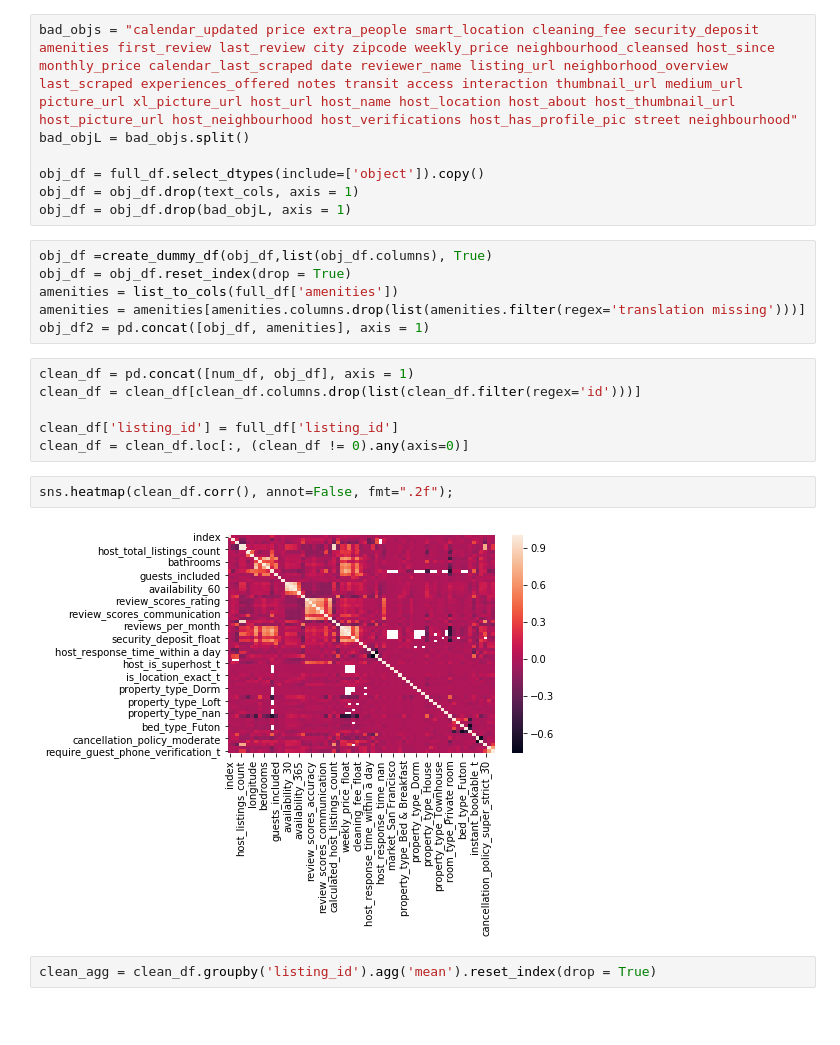
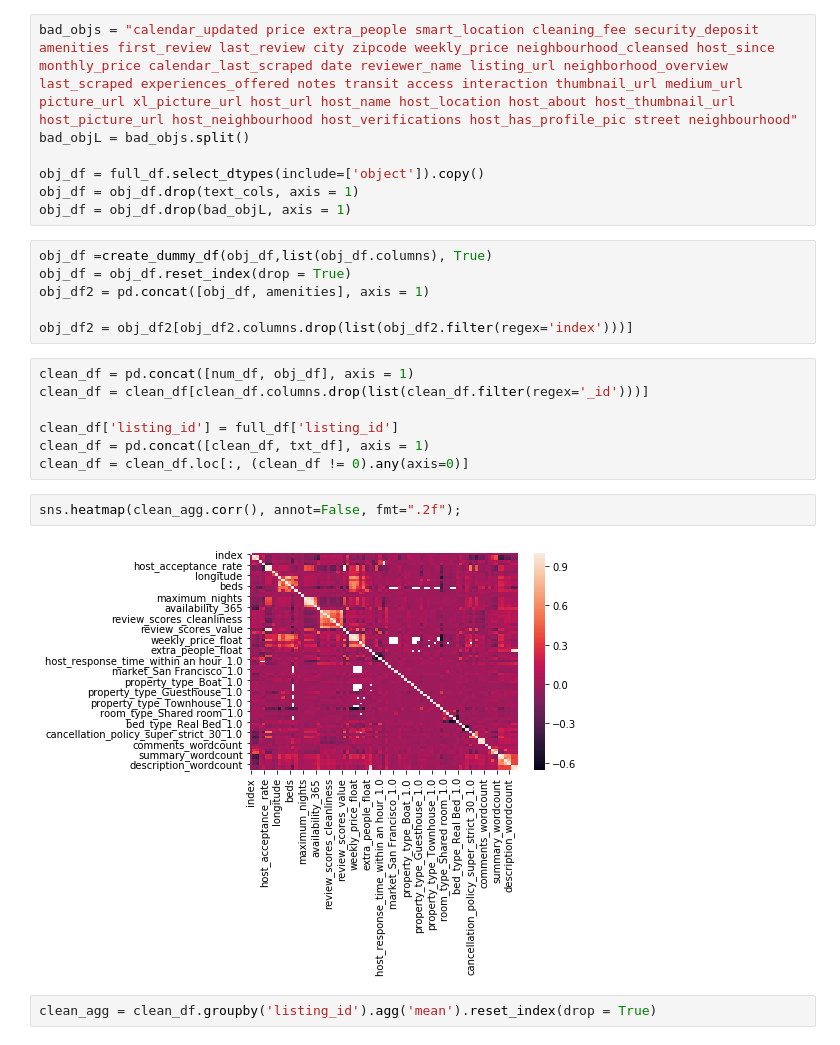
Before and after one commit to madkehl/Airbnb, a Jupyter notebook: Udacity-1.ipynb, the cells around one changed output. Saved outputs shown, nothing was run; the diff lists cells and outputs as text; blank space fills up the shorter version.

```diff
--- a/Udacity-1.ipynb
+++ b/Udacity-1.ipynb
@@ -147,19 +161,20 @@ obj_df = obj_df.drop(bad_objL, axis = 1)
 # %%
 obj_df =create_dummy_df(obj_df,list(obj_df.columns), True)
 obj_df = obj_df.reset_index(drop = True)
-amenities = list_to_cols(full_df['amenities'])
-amenities = amenities[amenities.columns.drop(list(amenities.filter(regex='translation missing')))]
 obj_df2 = pd.concat([obj_df, amenities], axis = 1)
+
+obj_df2 = obj_df2[obj_df2.columns.drop(list(obj_df2.filter(regex='index')))]
 # %%
 clean_df = pd.concat([num_df, obj_df], axis = 1)
-clean_df = clean_df[clean_df.columns.drop(list(clean_df.filter(regex='id')))]
+clean_df = clean_df[clean_df.columns.drop(list(clean_df.filter(regex='_id')))]
 
 clean_df['listing_id'] = full_df['listing_id']
+clean_df = pd.concat([clean_df, txt_df], axis = 1)
 clean_df = clean_df.loc[:, (clean_df != 0).any(axis=0)]
 # %%
-sns.heatmap(clean_df.corr(), annot=False, fmt=".2f");
+sns.heatmap(clean_agg.corr(), annot=False, fmt=".2f");
 # %% [output]
-[figure, old version]
+[figure, new version]
 # %%
 clean_agg = clean_df.groupby('listing_id').agg('mean').reset_index(drop = True)
 # %%
```
Also changed, not shown: parts of 14 cells of this notebook, 5 other files.
